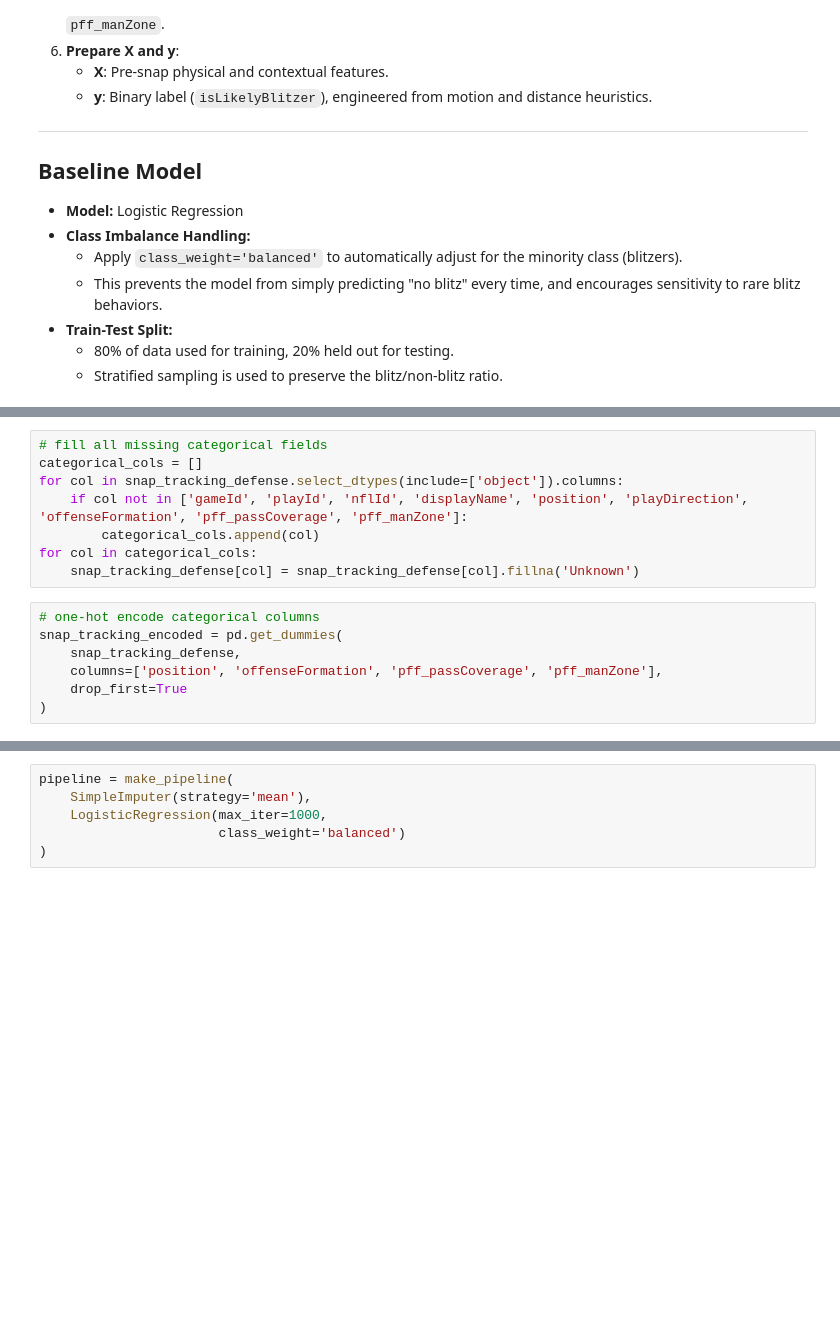
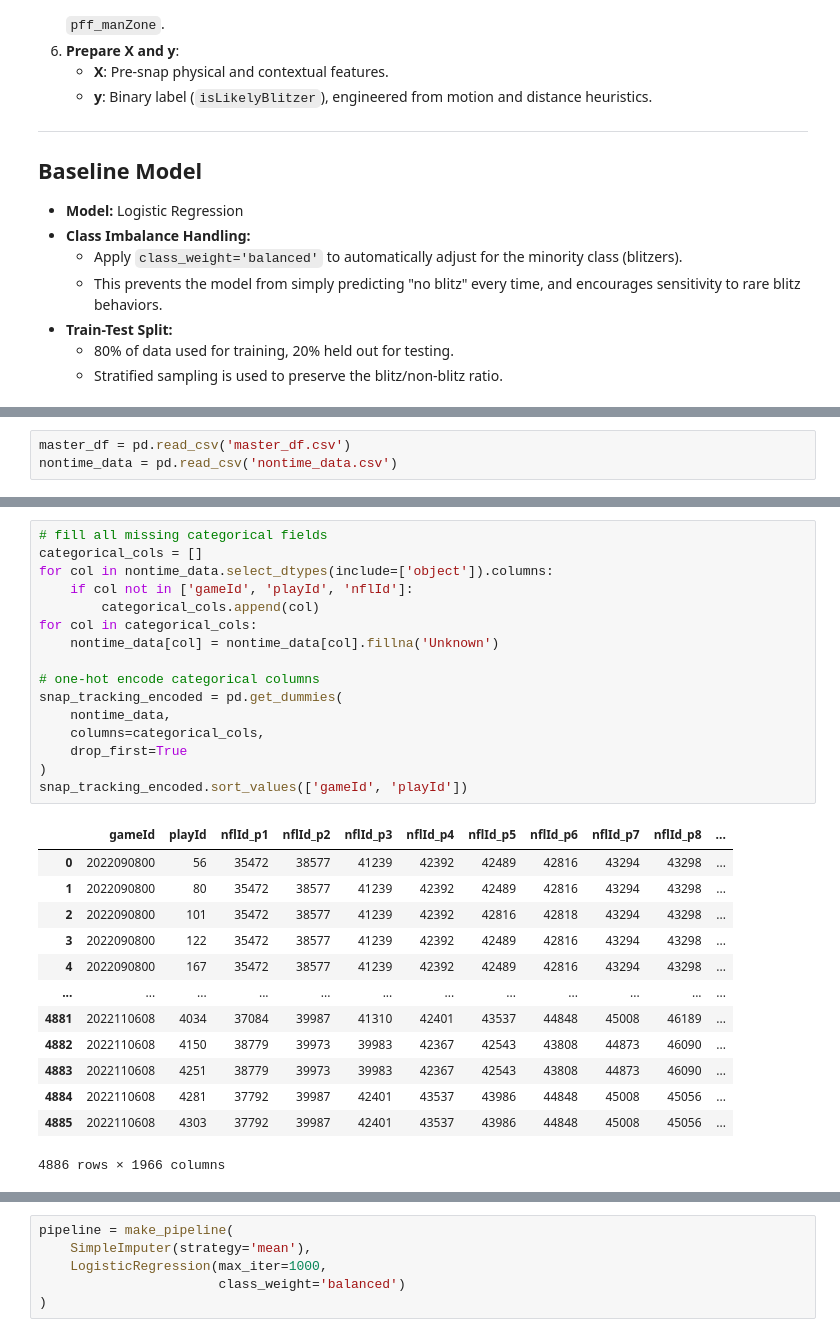
Before and after one commit to tgarity/blitzprediction, a Jupyter notebook: final_project.ipynb, the cells around one changed output, grey strips where cells are left out. Cells and saved outputs as stored; diff of their text form; blank space fills up the shorter version.

```diff
--- a/final_project.ipynb
+++ b/final_project.ipynb
@@ -652,0 +770,3 @@ I didn't run code, so explicitly check for missingness before imputing NaNs.
+# %%
+master_df = pd.read_csv('master_df.csv')
+nontime_data = pd.read_csv('nontime_data.csv')
@@ -653,16 +783,31 @@ I didn't run code, so explicitly check for missingness before imputing NaNs.
 # %%
 # fill all missing categorical fields
 categorical_cols = []
-for col in snap_tracking_defense.select_dtypes(include=['object']).columns:
-    if col not in ['gameId', 'playId', 'nflId', 'displayName', 'position', 'playDirection', 'offenseFormation', 'pff_passCoverage', 'pff_manZone']:
+for col in nontime_data.select_dtypes(include=['object']).columns:
+    if col not in ['gameId', 'playId', 'nflId']:
         categorical_cols.append(col)
 for col in categorical_cols:
-    snap_tracking_defense[col] = snap_tracking_defense[col].fillna('Unknown')
+    nontime_data[col] = nontime_data[col].fillna('Unknown')
+
+# one-hot encode categorical columns
+snap_tracking_encoded = pd.get_dummies(
+    nontime_data,
+    columns=categorical_cols,
+    drop_first=True
+)
+snap_tracking_encoded.sort_values(['gameId', 'playId'])
+# %% [output]
+|  | gameId | playId | nflId_p1 | nflId_p2 | nflId_p3 | nflId_p4 | nflId_p5 | nflId_p6 | nflId_p7 | nflId_p8 | ... |
+| 0 | 2022090800 | 56 | 35472 | 38577 | 41239 | 42392 | 42489 | 42816 | 43294 | 43298 | ... |
+| 1 | 2022090800 | 80 | 35472 | 38577 | 41239 | 42392 | 42489 | 42816 | 43294 | 43298 | ... |
+| 2 | 2022090800 | 101 | 35472 | 38577 | 41239 | 42392 | 42816 | 42818 | 43294 | 43298 | ... |
+| 3 | 2022090800 | 122 | 35472 | 38577 | 41239 | 42392 | 42489 | 42816 | 43294 | 43298 | ... |
+| 4 | 2022090800 | 167 | 35472 | 38577 | 41239 | 42392 | 42489 | 42816 | 43294 | 43298 | ... |
+| ... | ... | ... | ... | ... | ... | ... | ... | ... | ... | ... | ... |
+| 4881 | 2022110608 | 4034 | 37084 | 39987 | 41310 | 42401 | 43537 | 44848 | 45008 | 46189 | ... |
+| 4882 | 2022110608 | 4150 | 38779 | 39973 | 39983 | 42367 | 42543 | 43808 | 44873 | 46090 | ... |
+| 4883 | 2022110608 | 4251 | 38779 | 39973 | 39983 | 42367 | 42543 | 43808 | 44873 | 46090 | ... |
+| 4884 | 2022110608 | 4281 | 37792 | 39987 | 42401 | 43537 | 43986 | 44848 | 45008 | 45056 | ... |
+| 4885 | 2022110608 | 4303 | 37792 | 39987 | 42401 | 43537 | 43986 | 44848 | 45008 | 45056 | ... |
+4886 rows × 1966 columns
-# %%
-# one-hot encode categorical columns
-snap_tracking_encoded = pd.get_dummies(
-    snap_tracking_defense,
-    columns=['position', 'offenseFormation', 'pff_passCoverage', 'pff_manZone'],
-    drop_first=True
-)
 # %%
```
Also changed, not shown: parts of 37 cells of this notebook, 1 other file.
